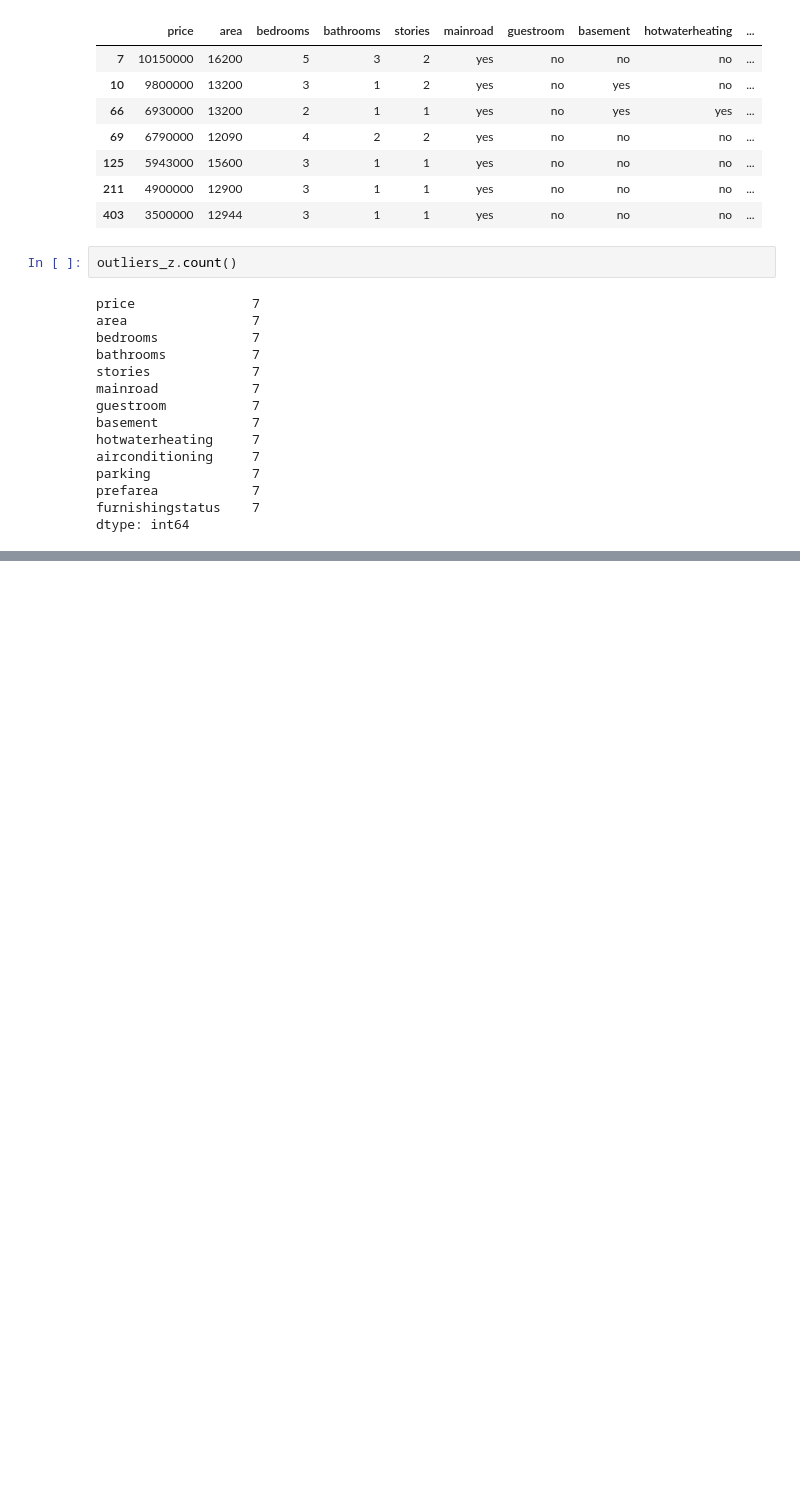
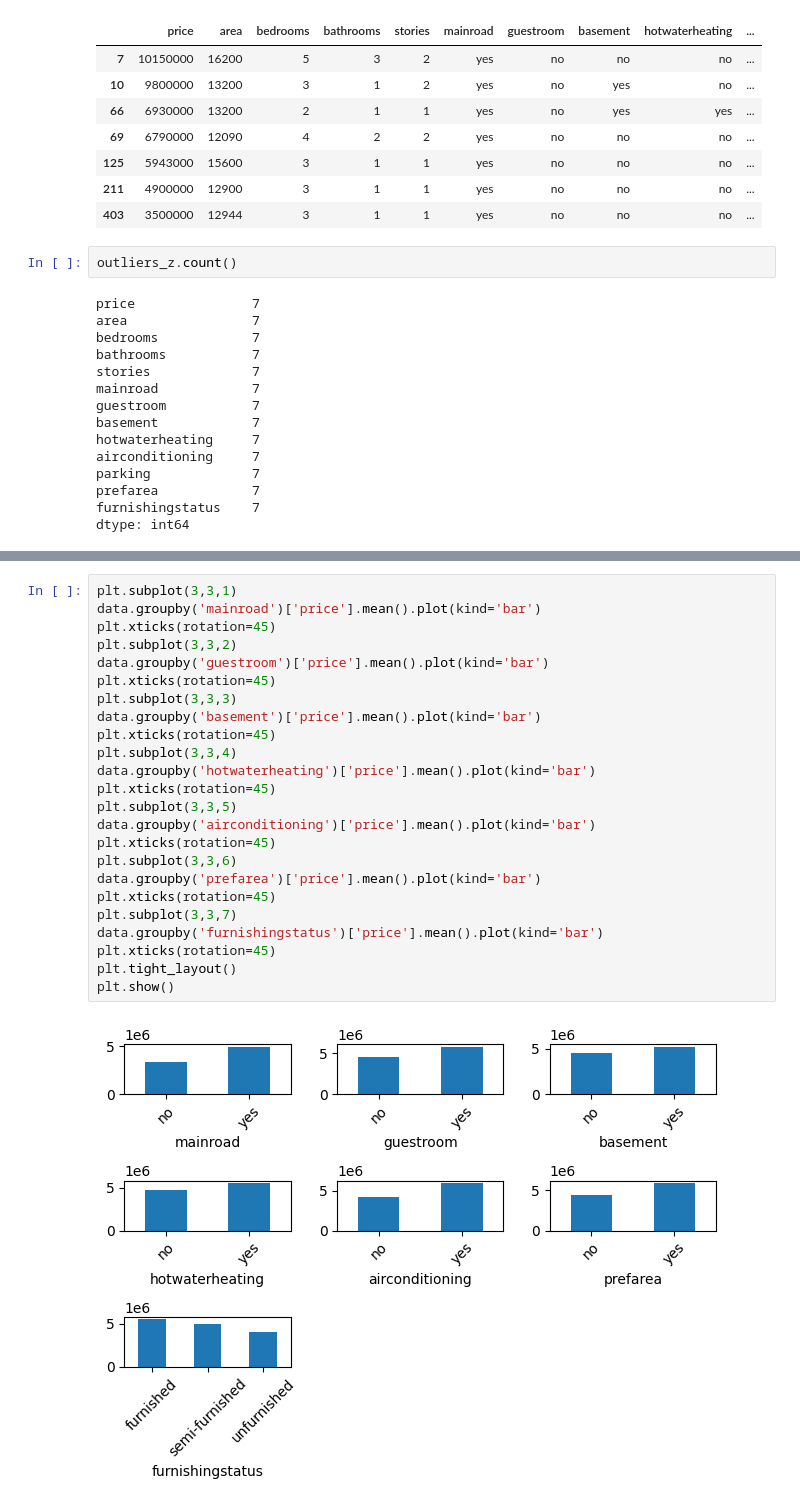
Before and after one commit to AtaullahMasum/Machine-Learning-Project, a Jupyter notebook: House Price Prediction/notebooks/eda_and_model.ipynb, the cells around one changed output, grey strips where cells are left out. Saved outputs shown, nothing was run; the diff lists cells and outputs as text; blank space fills up the shorter version.

```diff
--- a/House Price Prediction/notebooks/eda_and_model.ipynb
+++ b/House Price Prediction/notebooks/eda_and_model.ipynb
@@ -311,0 +345,26 @@ dtype: int64
+# %%
+plt.subplot(3,3,1)
+data.groupby('mainroad')['price'].mean().plot(kind='bar')
+plt.xticks(rotation=45)
+plt.subplot(3,3,2)
+data.groupby('guestroom')['price'].mean().plot(kind='bar')
+plt.xticks(rotation=45)
+plt.subplot(3,3,3)
+data.groupby('basement')['price'].mean().plot(kind='bar')
+plt.xticks(rotation=45)
+plt.subplot(3,3,4)
+data.groupby('hotwaterheating')['price'].mean().plot(kind='bar')
+plt.xticks(rotation=45)
+plt.subplot(3,3,5)
+data.groupby('airconditioning')['price'].mean().plot(kind='bar')
+plt.xticks(rotation=45)
+plt.subplot(3,3,6)
+data.groupby('prefarea')['price'].mean().plot(kind='bar')
+plt.xticks(rotation=45)
+plt.subplot(3,3,7)
+data.groupby('furnishingstatus')['price'].mean().plot(kind='bar')
+plt.xticks(rotation=45)
+plt.tight_layout()
+plt.show()
+# %% [output]
+[figure, added]
```
Also changed, not shown: parts of 4 cells of this notebook.
